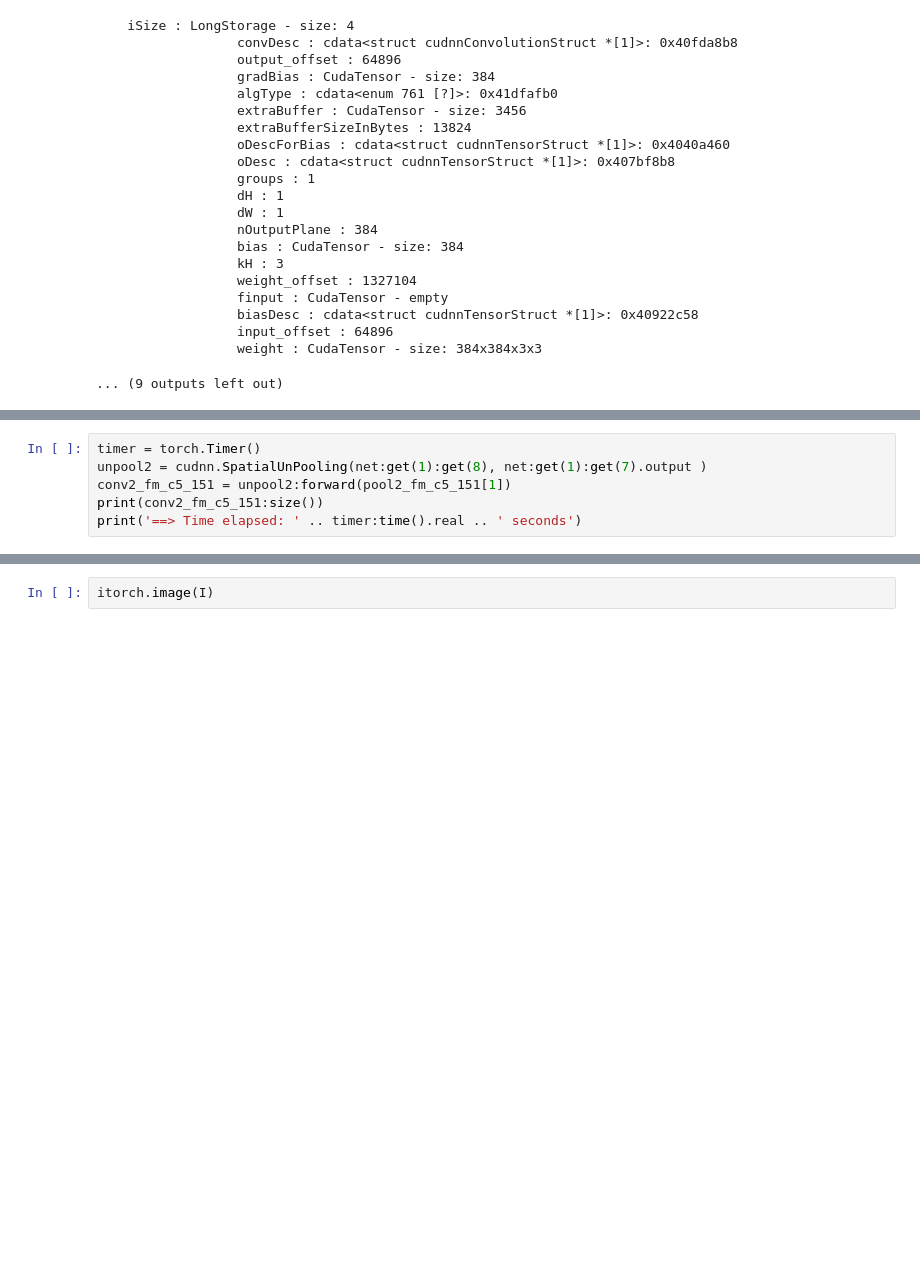
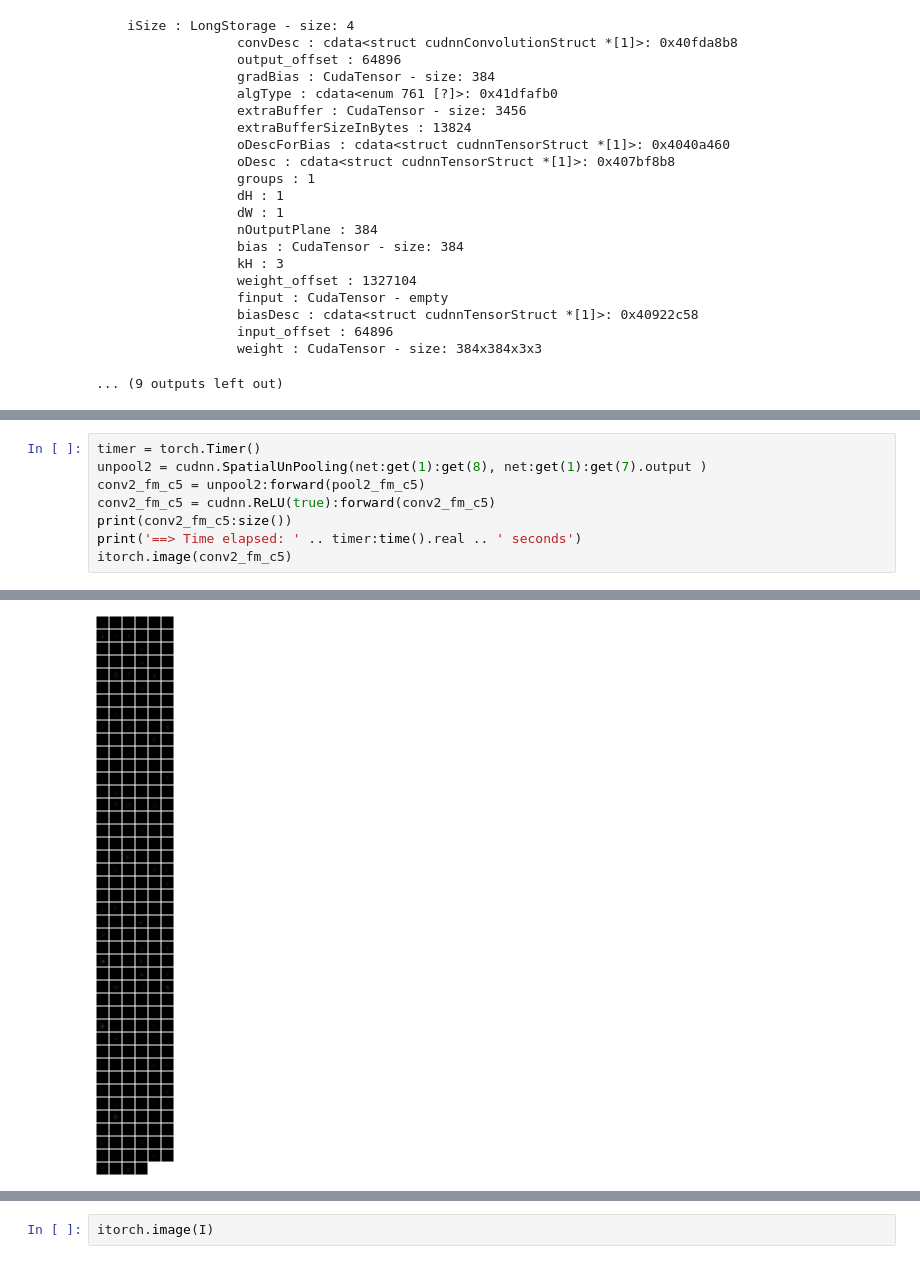
Before and after one commit to meteora9479/visualization_test, a Jupyter notebook: visualize_zeilerNet.ipynb, the cells around one changed output, grey strips where cells are left out. Saved outputs shown, nothing was run; the diff lists cells and outputs as text; blank space fills up the shorter version.

```diff
--- a/visualize_zeilerNet.ipynb
+++ b/visualize_zeilerNet.ipynb
@@ -350,9 +350,11 @@ print('==> Time elapsed: ' .. timer:time().real .. ' seconds')
 # %%
 timer = torch.Timer()
 unpool2 = cudnn.SpatialUnPooling(net:get(1):get(8), net:get(1):get(7).output )
-conv2_fm_c5_151 = unpool2:forward(pool2_fm_c5_151[1])
-print(conv2_fm_c5_151:size())
+conv2_fm_c5 = unpool2:forward(pool2_fm_c5)
+conv2_fm_c5 = cudnn.ReLU(true):forward(conv2_fm_c5)
+print(conv2_fm_c5:size())
 print('==> Time elapsed: ' .. timer:time().real .. ' seconds')
+itorch.image(conv2_fm_c5)
 # %% [output]
  256
   26
@@ -363,2 +365,3 @@ print('==> Time elapsed: ' .. timer:time().real .. ' seconds')
+[figure, added]
 # %%
 timer = torch.Timer()
```
Also changed, not shown: parts of 9 cells of this notebook, 2 other files.
